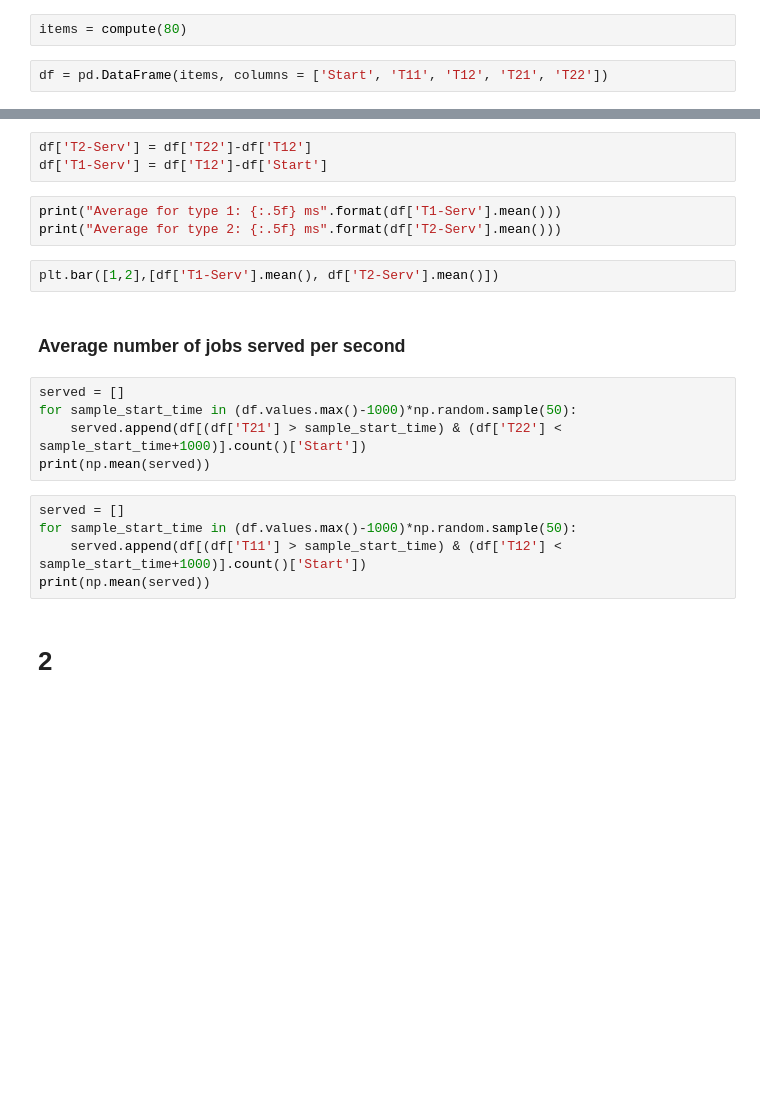
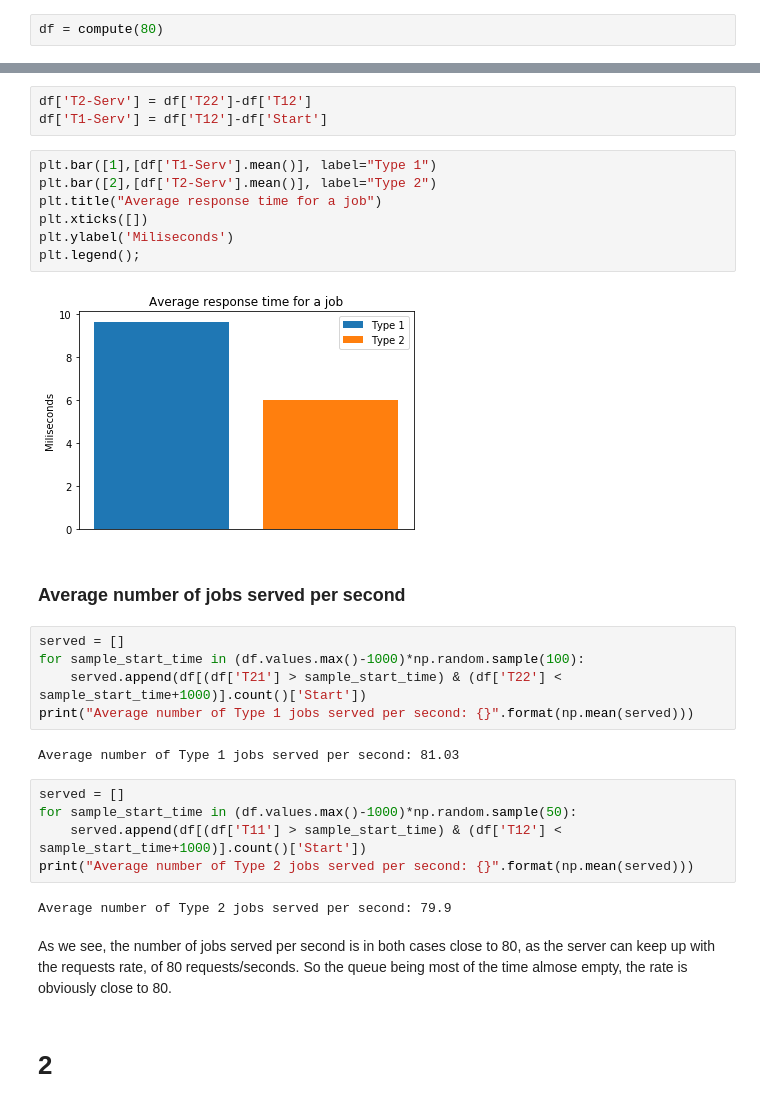
Before and after one commit to Battleman/perfeval, a Jupyter notebook: Lab3/HW3.ipynb, the cells around one changed output, grey strips where cells are left out. Drawn from its saved outputs; the diff is of its cells as text; blank space fills up the shorter version.

```diff
--- a/Lab3/HW3.ipynb
+++ b/Lab3/HW3.ipynb
@@ -55,4 +74,2 @@ def compute(lambda_):
 # %%
-items = compute(80)
+df = compute(80)
-# %%
-df = pd.DataFrame(items, columns = ['Start', 'T11', 'T12', 'T21', 'T22'])
@@ -95,23 +118,33 @@ plt.tight_layout()
 # %%
 df['T2-Serv'] = df['T22']-df['T12']
 df['T1-Serv'] = df['T12']-df['Start']
-# %%
-print("Average for type 1: {:.5f} ms".format(df['T1-Serv'].mean()))
-print("Average for type 2: {:.5f} ms".format(df['T2-Serv'].mean()))
 # %%
-plt.bar([1,2],[df['T1-Serv'].mean(), df['T2-Serv'].mean()])
+plt.bar([1],[df['T1-Serv'].mean()], label="Type 1")
+plt.bar([2],[df['T2-Serv'].mean()], label="Type 2")
+plt.title("Average response time for a job")
+plt.xticks([])
+plt.ylabel('Miliseconds')
+plt.legend();
+# %% [output]
+[figure, added]
 # %% [markdown]
 ### Average number of jobs served per second
 # %%
 served = []
-for sample_start_time in (df.values.max()-1000)*np.random.sample(50):
+for sample_start_time in (df.values.max()-1000)*np.random.sample(100):
     served.append(df[(df['T21'] > sample_start_time) & (df['T22'] < sample_start_time+1000)].count()['Start'])
-print(np.mean(served))
+print("Average number of Type 1 jobs served per second: {}".format(np.mean(served)))
+# %% [output]
+Average number of Type 1 jobs served per second: 81.03
 # %%
 served = []
 for sample_start_time in (df.values.max()-1000)*np.random.sample(50):
     served.append(df[(df['T11'] > sample_start_time) & (df['T12'] < sample_start_time+1000)].count()['Start'])
-print(np.mean(served))
+print("Average number of Type 2 jobs served per second: {}".format(np.mean(served)))
+# %% [output]
+Average number of Type 2 jobs served per second: 79.9
+# %% [markdown]
+As we see, the number of jobs served per second is in both cases close to 80, as the server can keep up with the requests rate, of 80 requests/seconds. So the queue being most of the time almose empty, the rate is obviously close to 80.
 # %% [markdown]
 # 2
 # %%
```
Also changed, not shown: parts of 18 cells of this notebook, 9 other files.
